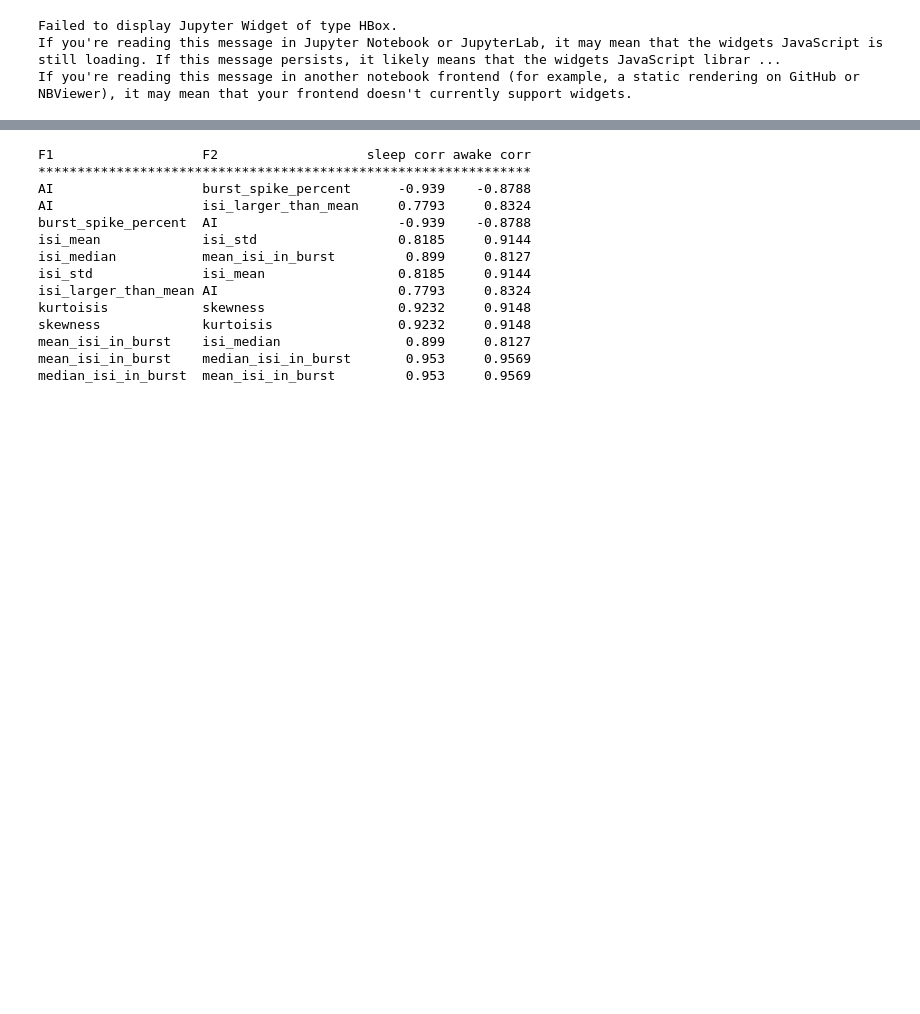
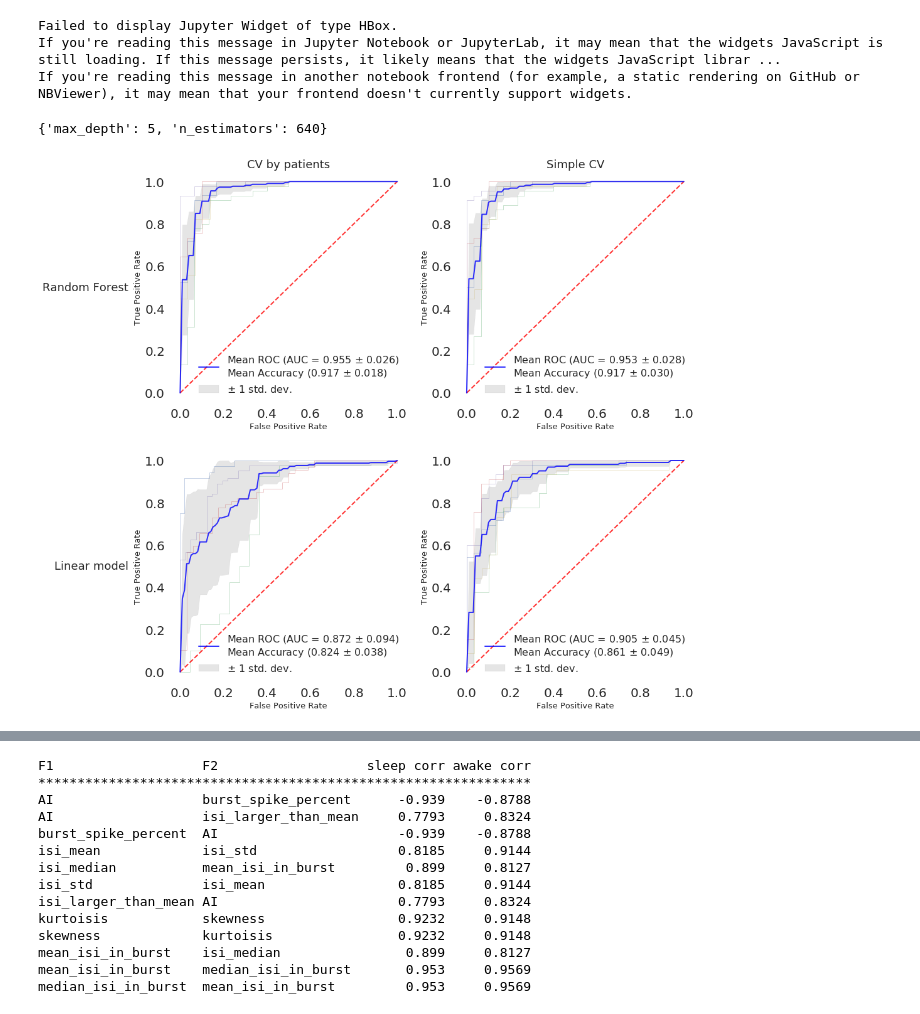
Before and after one commit to Vlad0922/neurophysiology, a Jupyter notebook: awake_vs_anesthesia/awake_vs_anesthesia.ipynb, the cells around one changed output, grey strips where cells are left out. Drawn from its saved outputs; the diff is of its cells as text; code cells hidden in the pictures; blank space fills up the shorter version.

```diff
--- a/awake_vs_anesthesia/awake_vs_anesthesia.ipynb
+++ b/awake_vs_anesthesia/awake_vs_anesthesia.ipynb
@@ -499,4 +501,32 @@ best_params_simple = optimize(X, y, patients, trials, model_type='rf', cv_type='
 Failed to display Jupyter Widget of type HBox.
 If you're reading this message in Jupyter Notebook or JupyterLab, it may mean that the widgets JavaScript is still loading. If this message persists, it likely means that the widgets JavaScript librar ...
 If you're reading this message in another notebook frontend (for example, a static rendering on GitHub or NBViewer), it may mean that your frontend doesn't currently support widgets.
+# %%
+rf_params = {'max_depth': 5, 'n_estimators': 500}
+# %% [output]
+{'max_depth': 5, 'n_estimators': 640}
+# %%
+fig, ((ax1, ax2), (ax3, ax4)) = plt.subplots(nrows=2, ncols=2, figsize=(15,15))
+
+st_acc, st_auc = score_with_cv(X, y, patients, 'rf', rf_params, ax=ax1)
+burst_acc, burst_auc = score_with_cv(X, y, patients, 'rf', rf_params, ax=ax2)
+
+acc, auc_score = score_with_cv(X, y, patients, 'linear',  None, cv_type='patient', ax=ax3)
+
+acc, auc_score = score_with_cv(X, y, patients, 'linear',  None, cv_type='simple', ax=ax4)
+
+pad = 5
+for ax, col in zip([ax1, ax2], ('CV by patients', 'Simple CV')):
+    ax.annotate(col, xy=(0.5, 1), xytext=(0, pad),
+            xycoords='axes fraction', textcoords='offset points',
+            size=18, ha='center', va='baseline')
+
+for ax, row in zip([ax1, ax3], ('Random Forest', 'Linear model')):
+    ax.annotate(row, xy=(0, 0.5), xytext=(-ax.yaxis.labelpad - pad, 0),
+            xycoords=ax.yaxis.label, textcoords='offset points',
+            size=18, ha='right', va='center')
+
+plt.savefig('images/roc_auc.png')
+# %% [output]
+[figure, added]
 # %%
```
Also changed, not shown: parts of 12 cells of this notebook, 6 other files.
